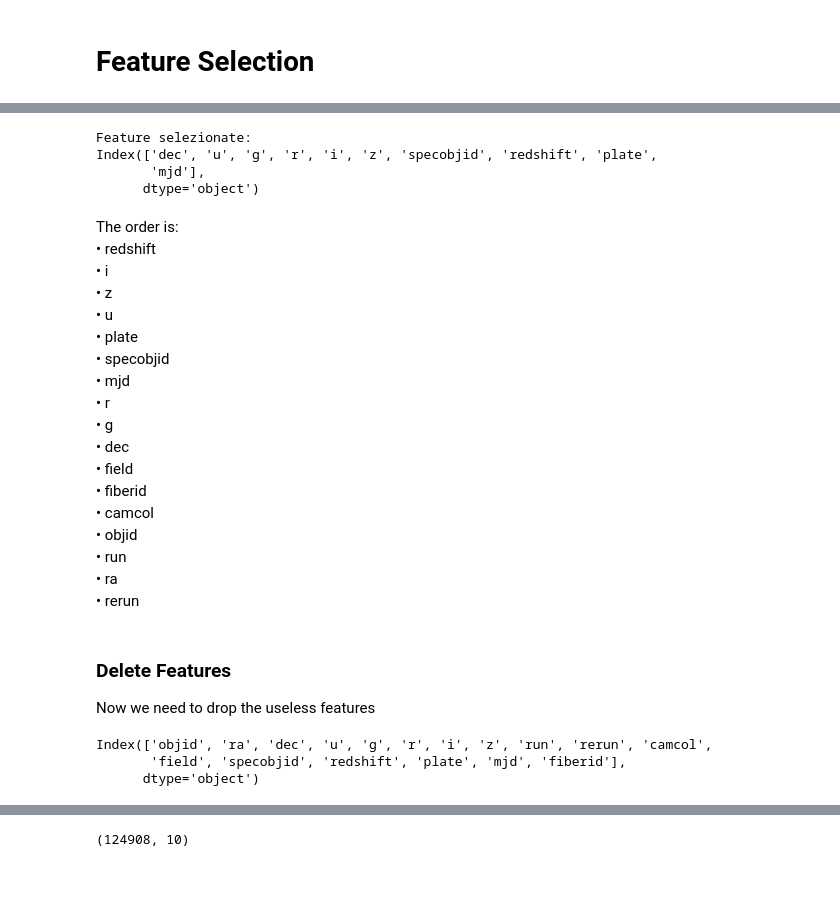
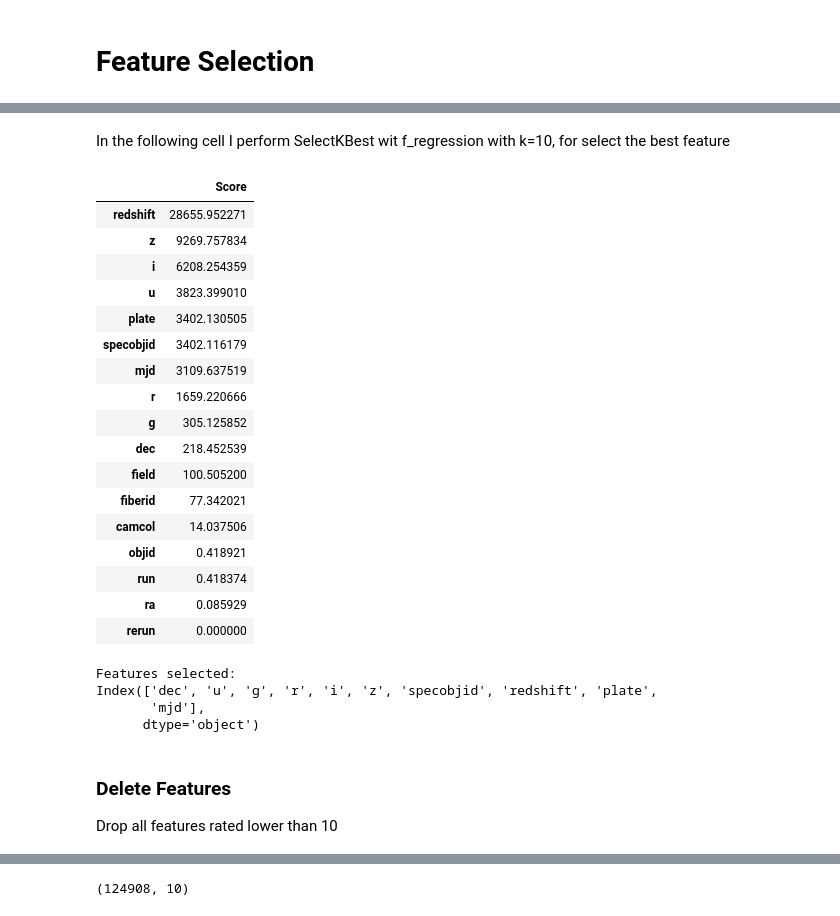
Before and after one commit to gabrielemarino-gm/StellarClassificator, a Jupyter notebook: project.ipynb, the cells around one changed output, grey strips where cells are left out. Drawn from its saved outputs; the diff is of its cells as text; code cells hidden in the pictures; blank space fills up the shorter version.

Commit message:
Delete useless feature

```diff
--- a/project.ipynb
+++ b/project.ipynb
@@ -252,43 +211,41 @@ dfScores.T
-# %%
-# Crea un oggetto SelectKBest con il valore di k desiderato (ad esempio 10)
-selector = SelectKBest(score_func=f_regression, k=10)
-
-# Adatta il selector al dataset e seleziona le feature
-X_selected = selector.fit_transform(X_train, y_train)
-
-# Stampa le feature selezionate
-print("Feature selezionate:")
-print(X_train.columns[selector.get_support()]) # type: ignore
-# %% [output]
-Feature selezionate:
-Index(['dec', 'u', 'g', 'r', 'i', 'z', 'specobjid', 'redshift', 'plate',
-       'mjd'],
-      dtype='object')
-# %% [markdown]
-The order is: <br>
-    • redshift      <br>
-    • i             <br>
-    • z             <br>
-    • u             <br>
-    • plate         <br>
-    • specobjid     <br>
-    • mjd           <br>
-    • r             <br>
-    • g             <br>
-    • dec           <br>
-    • field
-    • fiberid
-    • camcol
-    • objid         <br>
-    • run           <br>
-    • ra
-    • rerun
+# %% [markdown]
+In the following cell I perform SelectKBest wit f_regression with k=10, for select the best feature
+# %%
+# Create an object SelectKBest with the value of k
+selector = SelectKBest(score_func=f_regression, k=10)
+
+# Fit
+X_selected = selector.fit_transform(X_train, y_train)
+
+dfKBest = pd.DataFrame(selector.scores_, columns=['Score'])
+dfKBest.index = ['objid','ra','dec','u','g','r','i','z','run','rerun','camcol','field','specobjid','redshift','plate','mjd','fiberid'] # type: ignore
+display(dfKBest.sort_values(by='Score', ascending=False))
+print()
+print("Features selected:")
+print(X_train.columns[selector.get_support()]) # type: ignore
+# %% [output]
+|  | Score |
+| redshift | 28655.952271 |
+| z | 9269.757834 |
+| i | 6208.254359 |
+| u | 3823.399010 |
+| plate | 3402.130505 |
+| specobjid | 3402.116179 |
+| mjd | 3109.637519 |
+| r | 1659.220666 |
+| g | 305.125852 |
+| dec | 218.452539 |
+| field | 100.505200 |
+| fiberid | 77.342021 |
+| camcol | 14.037506 |
+| objid | 0.418921 |
+| run | 0.418374 |
+| ra | 0.085929 |
+| rerun | 0.000000 |
+Features selected:
+Index(['dec', 'u', 'g', 'r', 'i', 'z', 'specobjid', 'redshift', 'plate',
+       'mjd'],
+      dtype='object')
 # %% [markdown]
 <h3>Delete Features</h3>
-Now we need to drop the useless features
+Drop all features rated lower than 10
-# %%
-X_train.keys() # type: ignore
-# %% [output]
-Index(['objid', 'ra', 'dec', 'u', 'g', 'r', 'i', 'z', 'run', 'rerun', 'camcol',
-       'field', 'specobjid', 'redshift', 'plate', 'mjd', 'fiberid'],
-      dtype='object')
```
Also changed, not shown: parts of 26 cells of this notebook, 2 other files.
